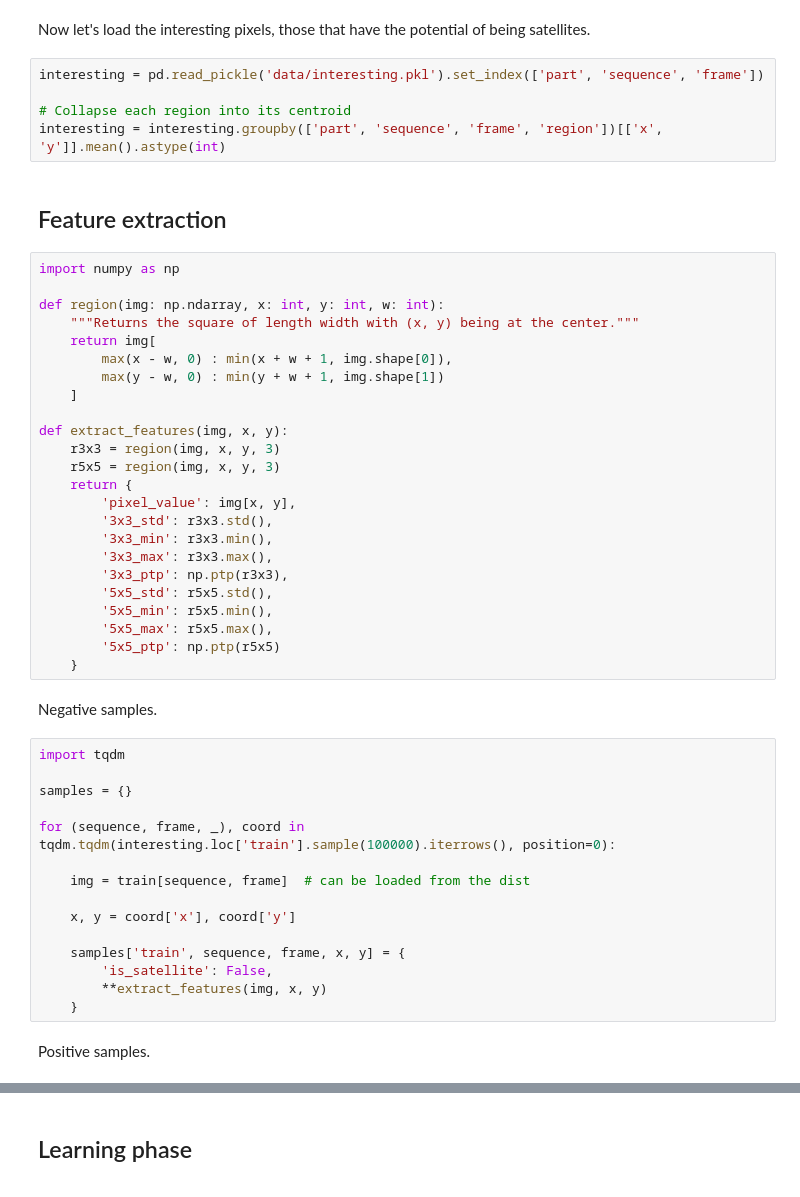
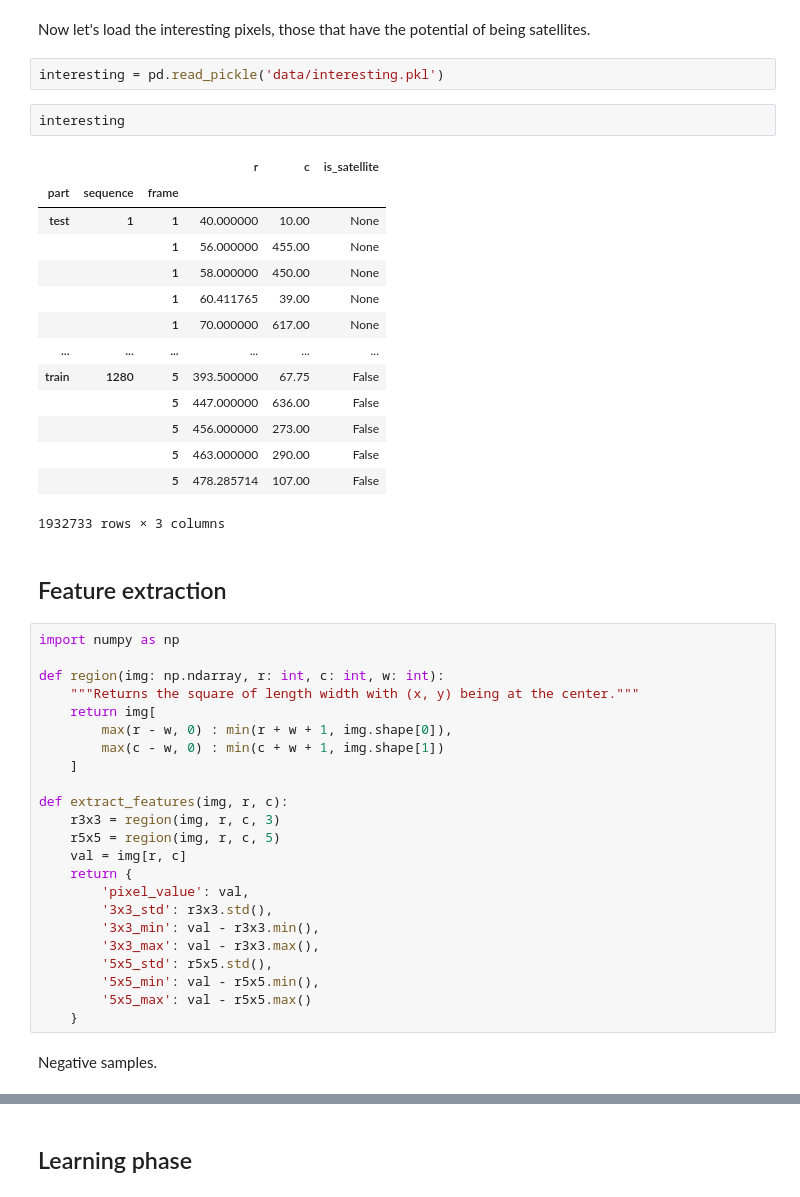
Before and after one commit to MaxHalford/spotgeo-challenge, a Jupyter notebook: Solution.ipynb, the cells around one changed output, grey strips where cells are left out. Drawn from its saved outputs; the diff is of its cells as text.

```diff
--- a/Solution.ipynb
+++ b/Solution.ipynb
@@ -90,52 +91,48 @@ fig = viz_sequence(19, df=sats)
 # %% [markdown]
 Now let's load the interesting pixels, those that have the potential of being satellites.
-# %%
-interesting = pd.read_pickle('data/interesting.pkl').set_index(['part', 'sequence', 'frame'])
-
-# Collapse each region into its centroid
-interesting = interesting.groupby(['part', 'sequence', 'frame', 'region'])[['x', 'y']].mean().astype(int)
+# %%
+interesting = pd.read_pickle('data/interesting.pkl')
+# %%
+interesting
+# %% [output]
+|  |  |  | r | c | is_satellite |
+| part | sequence | frame |  |  |  |
+| test | 1 | 1 | 40.000000 | 10.00 | None |
+|  |  | 1 | 56.000000 | 455.00 | None |
+|  |  | 1 | 58.000000 | 450.00 | None |
+|  |  | 1 | 60.411765 | 39.00 | None |
+|  |  | 1 | 70.000000 | 617.00 | None |
+| ... | ... | ... | ... | ... | ... |
+| train | 1280 | 5 | 393.500000 | 67.75 | False |
+|  |  | 5 | 447.000000 | 636.00 | False |
+|  |  | 5 | 456.000000 | 273.00 | False |
+|  |  | 5 | 463.000000 | 290.00 | False |
+|  |  | 5 | 478.285714 | 107.00 | False |
+1932733 rows × 3 columns
 # %% [markdown]
 ## Feature extraction
 # %%
 import numpy as np
 
-def region(img: np.ndarray, x: int, y: int, w: int):
+def region(img: np.ndarray, r: int, c: int, w: int):
     """Returns the square of length width with (x, y) being at the center."""
     return img[
-        max(x - w, 0) : min(x + w + 1, img.shape[0]),
-        max(y - w, 0) : min(y + w + 1, img.shape[1])
+        max(r - w, 0) : min(r + w + 1, img.shape[0]),
+        max(c - w, 0) : min(c + w + 1, img.shape[1])
     ]
 
-def extract_features(img, x, y):
-    r3x3 = region(img, x, y, 3)
-    r5x5 = region(img, x, y, 3)
+def extract_features(img, r, c):
+    r3x3 = region(img, r, c, 3)
+    r5x5 = region(img, r, c, 5)
+    val = img[r, c]
     return {
-        'pixel_value': img[x, y],
+        'pixel_value': val,
         '3x3_std': r3x3.std(),
-        '3x3_min': r3x3.min(),
-        '3x3_max': r3x3.max(),
-        '3x3_ptp': np.ptp(r3x3),
+        '3x3_min': val - r3x3.min(),
+        '3x3_max': val - r3x3.max(),
         '5x5_std': r5x5.std(),
-        '5x5_min': r5x5.min(),
-        '5x5_max': r5x5.max(),
-        '5x5_ptp': np.ptp(r5x5)
+        '5x5_min': val - r5x5.min(),
+        '5x5_max': val - r5x5.max()
     }
 # %% [markdown]
 Negative samples.
-# %%
-import tqdm
-
-samples = {}
-
-for (sequence, frame, _), coord in tqdm.tqdm(interesting.loc['train'].sample(100000).iterrows(), position=0):
-
-    img = train[sequence, frame]  # can be loaded from the dist
-
-    x, y = coord['x'], coord['y']
-
-    samples['train', sequence, frame, x, y] = {
-        'is_satellite': False,
-        **extract_features(img, x, y)
-    }
-# %% [markdown]
-Positive samples.
```
Also changed, not shown: parts of 15 cells of this notebook, 3 other files.
